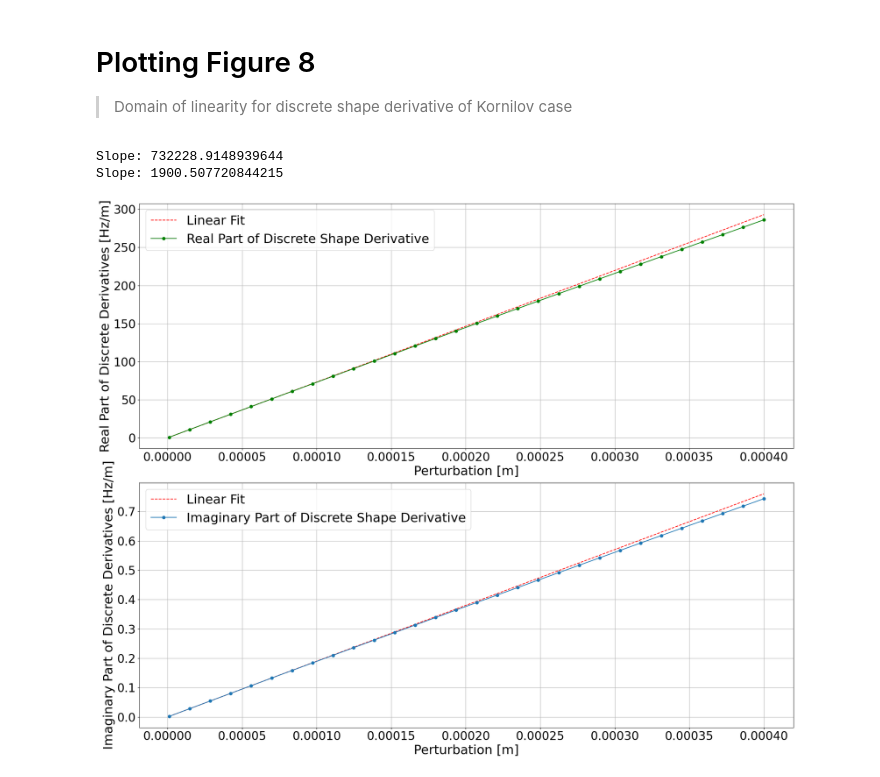
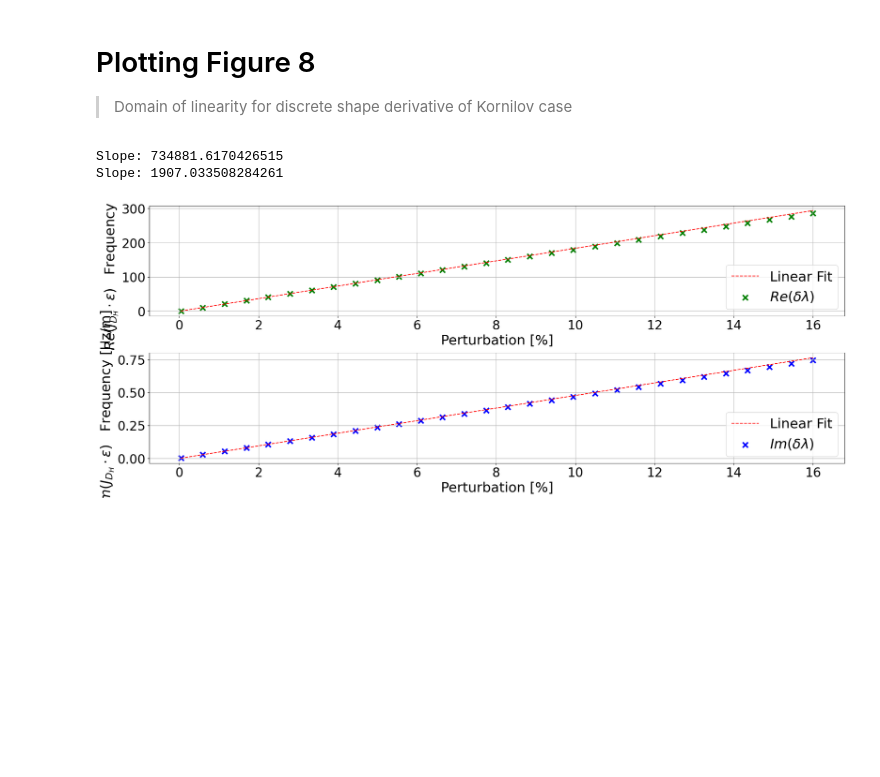
Before and after one commit to kspc0/helmholtz-x-TFD, a Jupyter notebook: Figures/Fig8.ipynb, the cells around one changed output. Saved outputs shown, nothing was run; the diff lists cells and outputs as text; code cells hidden in the pictures; blank space fills up the shorter version.

```diff
--- a/Figures/Fig8.ipynb
+++ b/Figures/Fig8.ipynb
@@ -24,47 +24,49 @@ for line in lines[1:]: # skip the first line
     imag_discrete_shape_derivatives.append(imag)
 # transform the lists into numpy arrays to perform operations
 perturbations = np.array(perturbations)
 
 # create figure and axes
 fig, (ax1, ax2) = plt.subplots(2, 1, figsize=(20, 16))
 
 # Fit a linear line to the first few data points
 # real part
-real_slope, real_intercept = np.polyfit(perturbations[:5], real_discrete_shape_derivatives[:5], 1)
+real_slope, real_intercept = np.polyfit(perturbations[:2], real_discrete_shape_derivatives[:2], 1)
 real_linear_fit = real_slope * perturbations + real_intercept
 print('Slope:', real_slope)
-ax1.plot(perturbations, real_linear_fit, 'r--', label='Linear Fit')
+ax1.plot(perturbations/2.5e-3*100, real_linear_fit, 'r--', label='Linear Fit')
 # imaginary part
-imag_slope, imag_intercept = np.polyfit(perturbations[:5], imag_discrete_shape_derivatives[:5], 1)
+imag_slope, imag_intercept = np.polyfit(perturbations[:2], imag_discrete_shape_derivatives[:2], 1)
 imag_linear_fit = imag_slope * perturbations + imag_intercept
 print('Slope:', imag_slope)
-ax2.plot(perturbations, imag_linear_fit, 'r--', label='Linear Fit')
+ax2.plot(perturbations/2.5e-3*100, imag_linear_fit, 'r--', label='Linear Fit')
 
 # Plot the real part of shape derivatives
-ax1.plot(perturbations, real_discrete_shape_derivatives,color='green', marker='o', label='Real Part of Discrete Shape Derivative')
+ax1.scatter(perturbations/2.5e-3*100, real_discrete_shape_derivatives,color='green', marker='x',linewidth=3,s=100, label=r'$Re(\delta \lambda)$')
 # Set labels and title
-ax1.set_xlabel('Perturbation [m]', fontsize=fontsize)
-ax1.set_ylabel('Real Part of Discrete Derivatives [Hz/m]', fontsize=fontsize)
-ax1.legend(loc='upper right')
-ax1.legend(fontsize=fontsize)
+ax1.set_xlabel('Perturbation [%]', fontsize=fontsize)
+ax1.set_ylabel(r'$Re(J_{D_H} \cdot \epsilon)$   Frequency [Hz]', fontsize=fontsize)
+ax1.legend(loc='lower right', fontsize=fontsize)
 ax1.grid(True)
 
 # plot the imaginary part of shape derivatives
-ax2.plot(perturbations, imag_discrete_shape_derivatives, marker='o', label='Imaginary Part of Discrete Shape Derivative')
+ax2.scatter(perturbations/2.5e-3*100, imag_discrete_shape_derivatives, color='blue', marker='x',linewidth=3,s=100, label=r'$Im(\delta \lambda)$')
 # Set labels and title
-ax2.set_xlabel('Perturbation [m]', fontsize=fontsize)
-ax2.set_ylabel('Imaginary Part of Discrete Derivatives [Hz/m]', fontsize=fontsize)
-ax2.legend(loc='upper right')
-ax2.legend(fontsize=fontsize)
+ax2.set_xlabel('Perturbation [%]', fontsize=fontsize)
+ax2.set_ylabel(r'$Im(J_{D_H} \cdot \epsilon)$   Frequency [Hz/m]', fontsize=fontsize)
+ax2.legend(loc='lower right', fontsize=fontsize)
 ax2.grid(True)
 
 # Increase the font size of the axis numbers
 ax1.tick_params(axis='both', which='major', labelsize=24)
 ax2.tick_params(axis='both', which='major', labelsize=24)
 
 plt.tight_layout() # make plot look better
 plt.show() # show the plot
+
+# Save the figure to the 'Images/' folder
+os.makedirs('Images/', exist_ok=True)
+fig.savefig(os.path.join('Images/', 'Fig8.png'))
 # %% [output]
-Slope: 732228.9148939644
-Slope: 1900.507720844215
+Slope: 734881.6170426515
+Slope: 1907.033508284261
-[figure, old version]
+[figure, new version]
```
Also changed, not shown: 12 other files.
